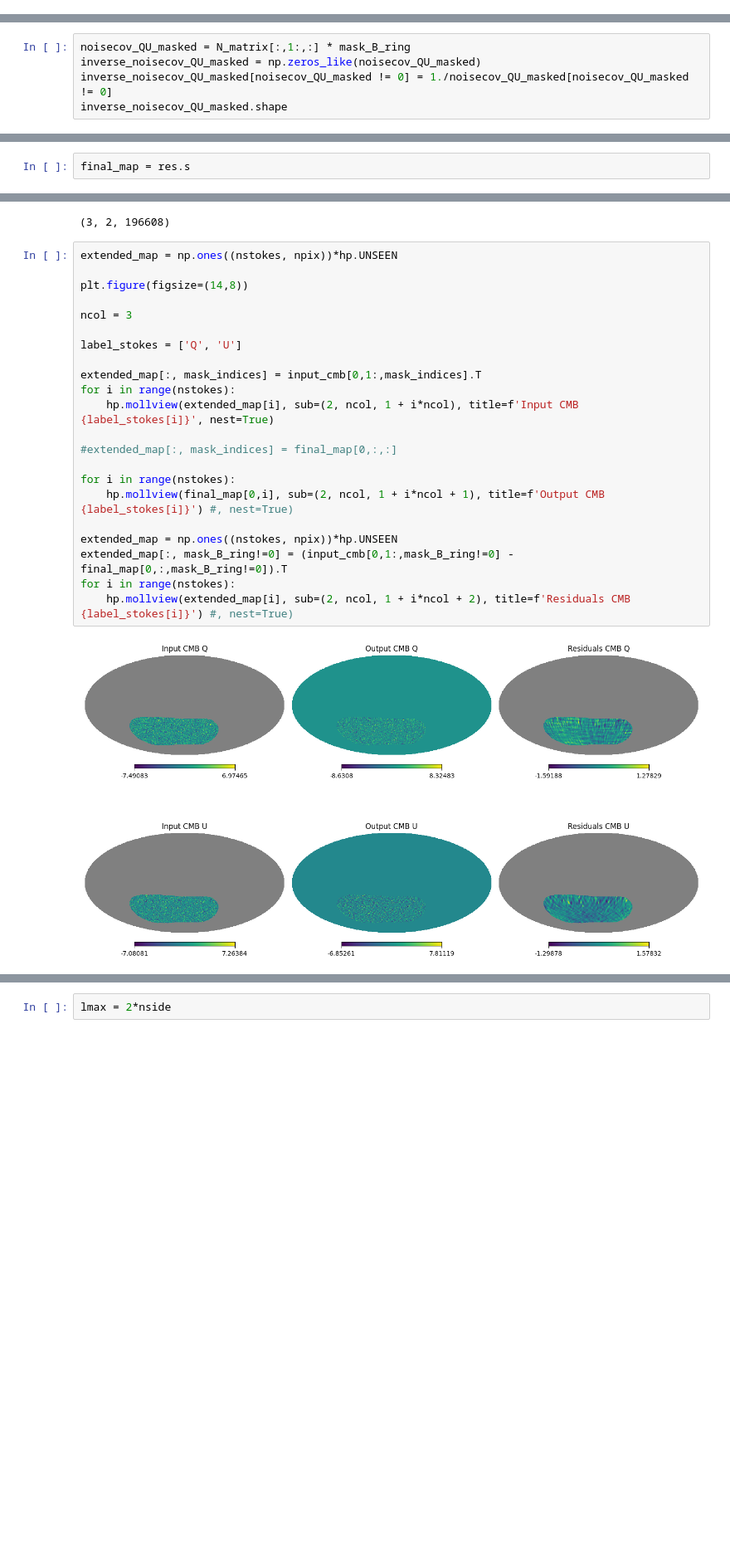
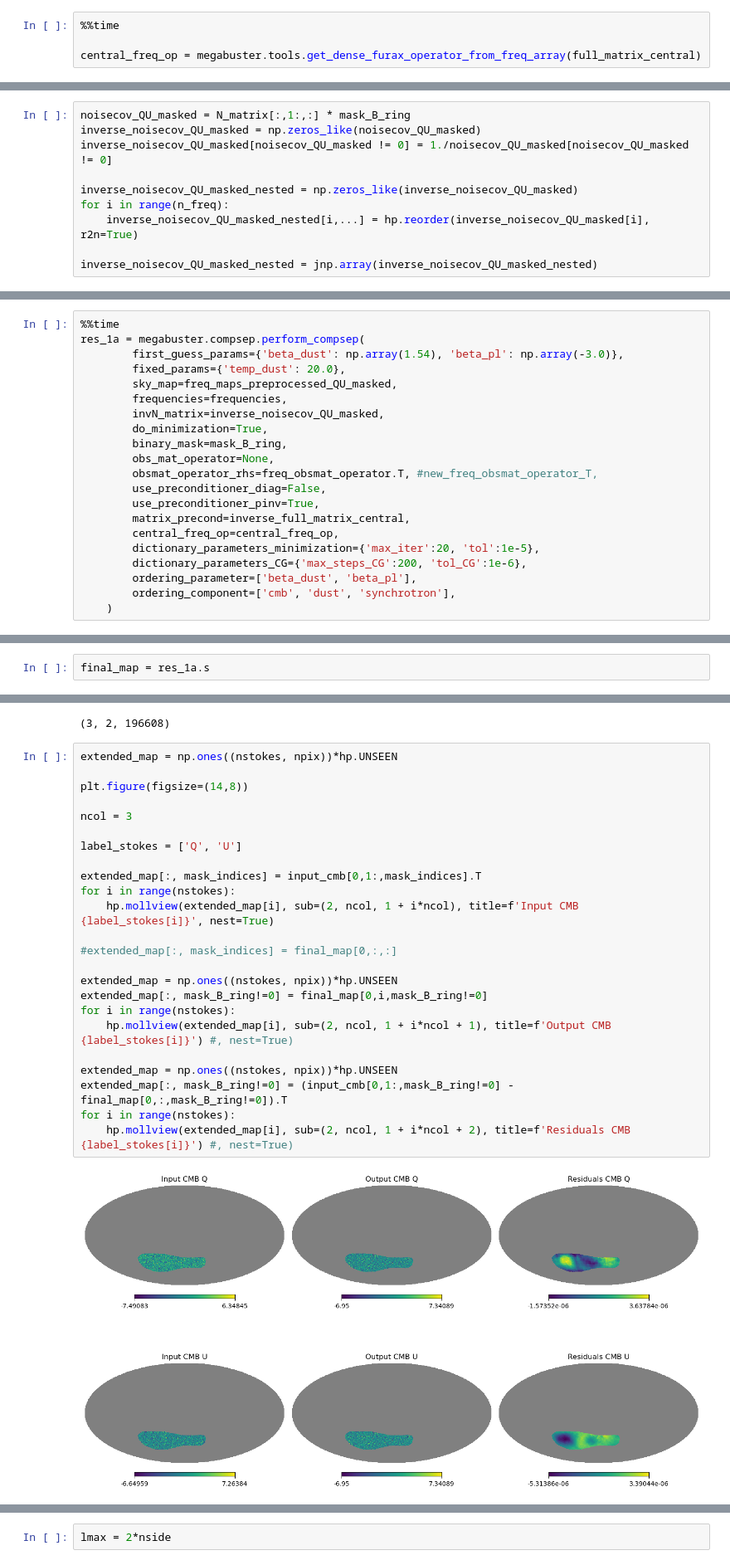
Before and after one commit to CMBSciPol/Megabuster, a Jupyter notebook: notebooks/tuto_megabuster_NERSC.ipynb, the cells around one changed output, grey strips where cells are left out. Shown at 83% size. Drawn from its saved outputs; the diff is of its cells as text; blank space fills up the shorter version.

Commit message:
* Correcting all functions related to precomputations and the interface to MEGATOP * Validating the method in tuto_megabuster_NERSC.ipynb * Validating the interface in validation_MEGATOP.ipynb

```diff
--- a/notebooks/tuto_megabuster_NERSC.ipynb
+++ b/notebooks/tuto_megabuster_NERSC.ipynb
@@ -221,0 +309,4 @@ Wall time: 2min 43s
+# %%
+%%time
+
+central_freq_op = megabuster.tools.get_dense_furax_operator_from_freq_array(full_matrix_central)
@@ -223,4 +317,9 @@ Wall time: 2min 43s
 noisecov_QU_masked = N_matrix[:,1:,:] * mask_B_ring
 inverse_noisecov_QU_masked = np.zeros_like(noisecov_QU_masked)
 inverse_noisecov_QU_masked[noisecov_QU_masked != 0] = 1./noisecov_QU_masked[noisecov_QU_masked != 0]
-inverse_noisecov_QU_masked.shape
+
+inverse_noisecov_QU_masked_nested = np.zeros_like(inverse_noisecov_QU_masked)
+for i in range(n_freq):
+    inverse_noisecov_QU_masked_nested[i,...] = hp.reorder(inverse_noisecov_QU_masked[i], r2n=True)
+
+inverse_noisecov_QU_masked_nested = jnp.array(inverse_noisecov_QU_masked_nested)
@@ -306,0 +522,21 @@ array([ 1.5329246 , -3.00886935])
+# %%
+%%time
+res_1a = megabuster.compsep.perform_compsep(
+        first_guess_params={'beta_dust': np.array(1.54), 'beta_pl': np.array(-3.0)},
+        fixed_params={'temp_dust': 20.0},
+        sky_map=freq_maps_preprocessed_QU_masked,
+        frequencies=frequencies,
+        invN_matrix=inverse_noisecov_QU_masked,
+        do_minimization=True,
+        binary_mask=mask_B_ring,
+        obs_mat_operator=None,
+        obsmat_operator_rhs=freq_obsmat_operator.T, #new_freq_obsmat_operator_T,
+        use_preconditioner_diag=False,
+        use_preconditioner_pinv=True,
+        matrix_precond=inverse_full_matrix_central,
+        central_freq_op=central_freq_op,
+        dictionary_parameters_minimization={'max_iter':20, 'tol':1e-5},
+        dictionary_parameters_CG={'max_steps_CG':200, 'tol_CG':1e-6},
+        ordering_parameter=['beta_dust', 'beta_pl'],
+        ordering_component=['cmb', 'dust', 'synchrotron'],
+    )
@@ -374,2 +694,2 @@ np.True_
 # %%
-final_map = res.s
+final_map = res_1a.s
@@ -380,24 +702,26 @@ final_map.shape
 # %%
 extended_map = np.ones((nstokes, npix))*hp.UNSEEN
 
 plt.figure(figsize=(14,8))
 
 ncol = 3
 
 label_stokes = ['Q', 'U']
 
 extended_map[:, mask_indices] = input_cmb[0,1:,mask_indices].T
 for i in range(nstokes):
     hp.mollview(extended_map[i], sub=(2, ncol, 1 + i*ncol), title=f'Input CMB {label_stokes[i]}', nest=True)
 
 #extended_map[:, mask_indices] = final_map[0,:,:]
 
+extended_map = np.ones((nstokes, npix))*hp.UNSEEN
+extended_map[:, mask_B_ring!=0] = final_map[0,i,mask_B_ring!=0]
 for i in range(nstokes):
-    hp.mollview(final_map[0,i], sub=(2, ncol, 1 + i*ncol + 1), title=f'Output CMB {label_stokes[i]}') #, nest=True)
+    hp.mollview(extended_map[i], sub=(2, ncol, 1 + i*ncol + 1), title=f'Output CMB {label_stokes[i]}') #, nest=True)
 
 extended_map = np.ones((nstokes, npix))*hp.UNSEEN
 extended_map[:, mask_B_ring!=0] = (input_cmb[0,1:,mask_B_ring!=0] - final_map[0,:,mask_B_ring!=0]).T
 for i in range(nstokes):
     hp.mollview(extended_map[i], sub=(2, ncol, 1 + i*ncol + 2), title=f'Residuals CMB {label_stokes[i]}') #, nest=True)
 # %% [output]
-[figure, old version]
+[figure, new version]
```
Also changed, not shown: parts of 49 cells of this notebook, 7 other files.
